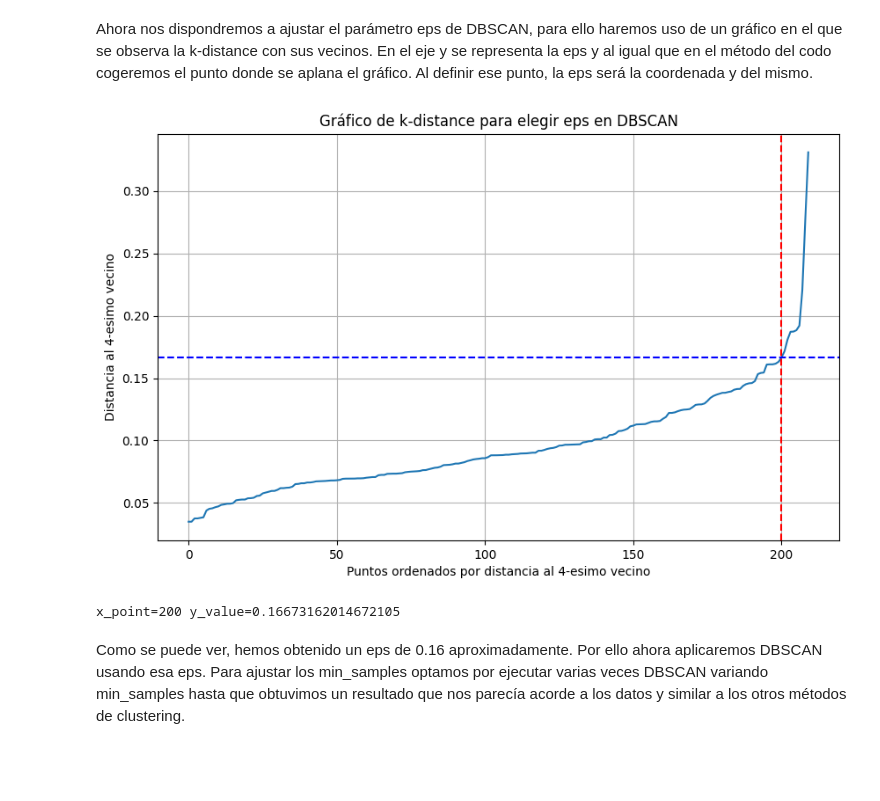
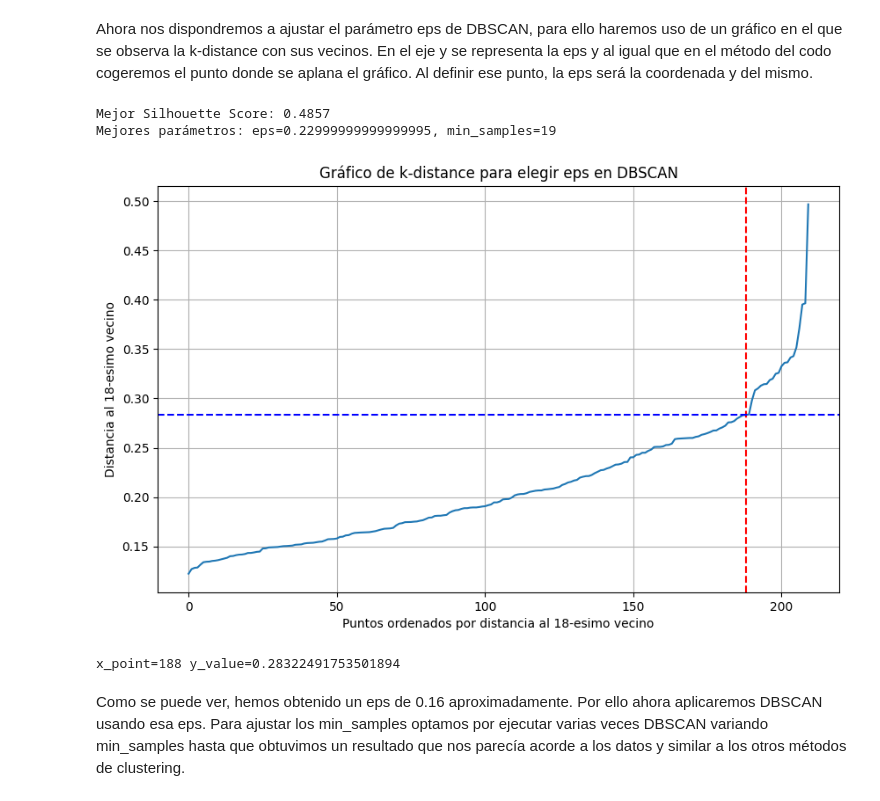
Before and after one commit to 100495991/AA_practica2, a Jupyter notebook: main.ipynb, the cells around one changed output. Saved outputs shown, nothing was run; the diff lists cells and outputs as text; code cells hidden in the pictures; blank space fills up the shorter version.

Commit message:
Fixed image error

```diff
--- a/main.ipynb
+++ b/main.ipynb
@@ -540,38 +542,77 @@ Ahora nos dispondremos a ajustar el parámetro eps de DBSCAN, para ello haremos
 from sklearn.neighbors import NearestNeighbors
 import matplotlib.pyplot as plt
 
-min_samples = 5
+from sklearn.metrics import silhouette_score
+from sklearn.cluster import DBSCAN
+import numpy as np
+
+best_score = -1
+best_params = {}
+scores = []
+
+min_samples_range = range(3, 20)
+eps_range = np.arange(0.1, 2.50, 0.01)  # Ajusta según tu gráfico de k-distance
+
+for min_s in min_samples_range:
+    for eps_val in eps_range:
+        dbscan = DBSCAN(eps=eps_val, min_samples=min_s, metric='euclidean')
+        labels = dbscan.fit_predict(X_pca)
+
+        n_clusters = len(set(labels)) - (1 if -1 in labels else 0)
+
+        # Evita calcular silhouette si hay 1 o 0 clusters válidos
+        if n_clusters < 2:
+            continue
+
+        try:
+            score = silhouette_score(X_pca, labels)
+            scores.append((score, eps_val, min_s))
+
+            if score > best_score:
+                best_score = score
+                best_params = {'eps': eps_val, 'min_samples': min_s}
+        except:
+            continue
+
+print(f"Mejor Silhouette Score: {best_score:.4f}")
+print(f"Mejores parámetros: eps={best_params['eps']}, min_samples={best_params['min_samples']}")
+
+# Gráfico
+
+min_samples = best_params['min_samples']
 
 # Compute the nearest neighbors
 nn = NearestNeighbors(n_neighbors=min_samples)
 nn.fit(X_pca)
 distances, indices = nn.kneighbors(X_pca)
 
 # Sort the distances
 sorted_distances = np.sort(distances[:, min_samples-1], axis=0)
 
-x_point = 200
+x_point = 188
 y_value = sorted_distances[x_point]  # Obtener el valor de la distancia para ese punto
 
 # Plot the k-distance graph
 plt.figure(figsize=(10, 6))
 plt.plot(sorted_distances)
 plt.xlabel('Puntos ordenados por distancia al {}-esimo vecino'.format(min_samples-1))
 plt.ylabel('Distancia al {}-esimo vecino'.format(min_samples-1))
 plt.title('Gráfico de k-distance para elegir eps en DBSCAN')
 
 plt.axvline(x=x_point, color='r', linestyle='--')
 
 # Dibujar la línea horizontal correspondiente en el eje Y
 plt.axhline(y=y_value, color='b', linestyle='--')
 
 plt.grid(True)
 plt.show()
 
 print(f'{x_point=} y_value={y_value}')
 # %% [output]
+Mejor Silhouette Score: 0.4857
+Mejores parámetros: eps=0.22999999999999995, min_samples=19
-[figure, old version]
+[figure, new version]
-x_point=200 y_value=0.16673162014672105
+x_point=188 y_value=0.28322491753501894
 # %% [markdown]
 Como se puede ver, hemos obtenido un eps de 0.16 aproximadamente. Por ello ahora aplicaremos DBSCAN usando esa eps. Para ajustar los min_samples optamos por ejecutar varias veces DBSCAN variando min_samples hasta que obtuvimos un resultado que nos parecía acorde a los datos y similar a los otros métodos de clustering.
 # %%
```
Also changed, not shown: parts of 20 cells of this notebook.
